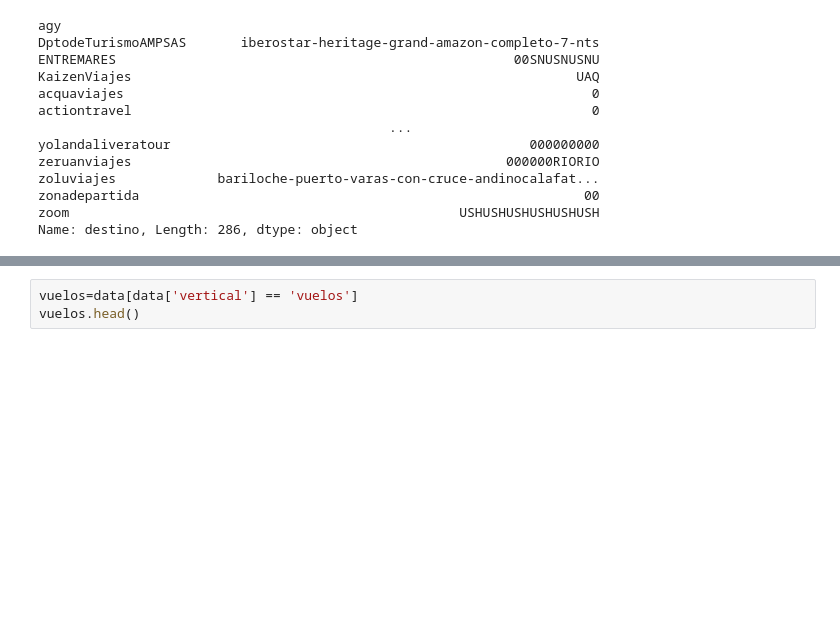
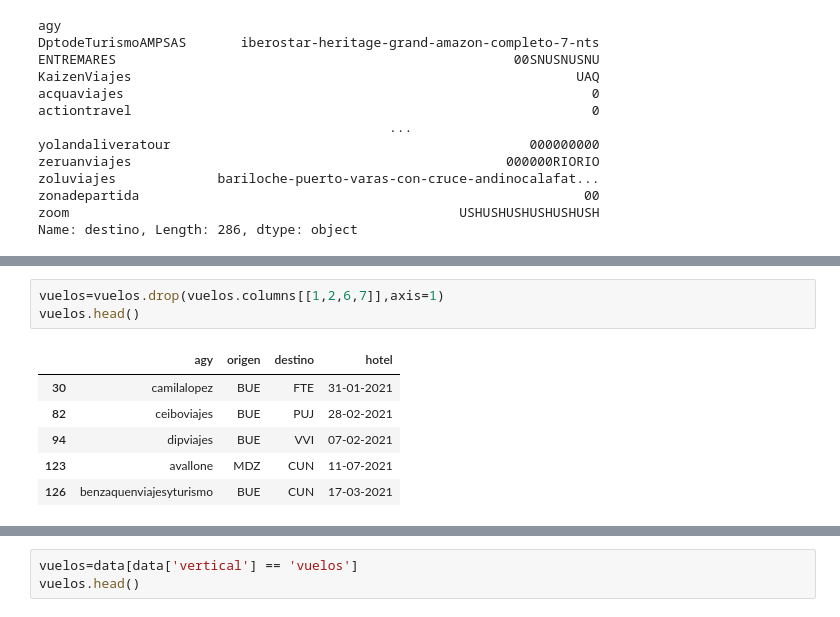
Before and after one commit to MarcoCenturion/Bash_data_analytics, a Jupyter notebook: sed cut tr python.ipynb, the cells around one changed output, grey strips where cells are left out. Saved outputs shown, nothing was run; the diff lists cells and outputs as text; blank space fills up the shorter version.

```diff
--- a/sed cut tr python.ipynb
+++ b/sed cut tr python.ipynb
@@ -371 +382,11 @@ Name: destino, Length: 286, dtype: object
+# %%
+vuelos=vuelos.drop(vuelos.columns[[1,2,6,7]],axis=1)
+vuelos.head()
+# %% [output]
+|  | agy | origen | destino | hotel |
+| 30 | camilalopez | BUE | FTE | 31-01-2021 |
+| 82 | ceiboviajes | BUE | PUJ | 28-02-2021 |
+| 94 | dipviajes | BUE | VVI | 07-02-2021 |
+| 123 | avallone | MDZ | CUN | 11-07-2021 |
+| 126 | benzaquenviajesyturismo | BUE | CUN | 17-03-2021 |
 # %%
```
Also changed, not shown: parts of 12 cells of this notebook, 1 other file.
